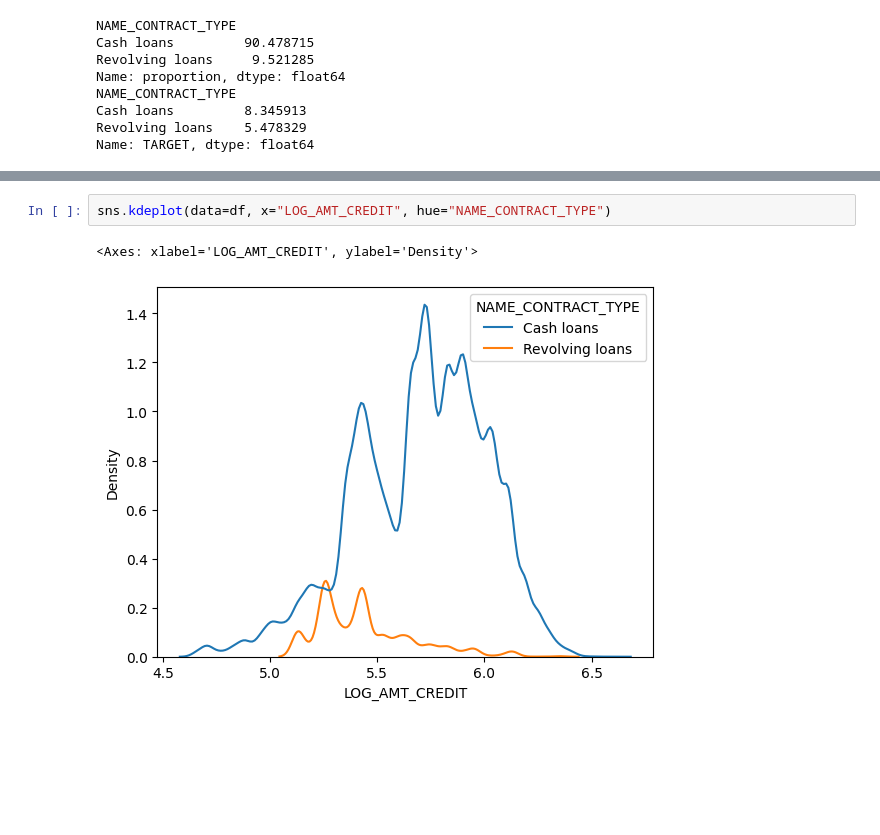
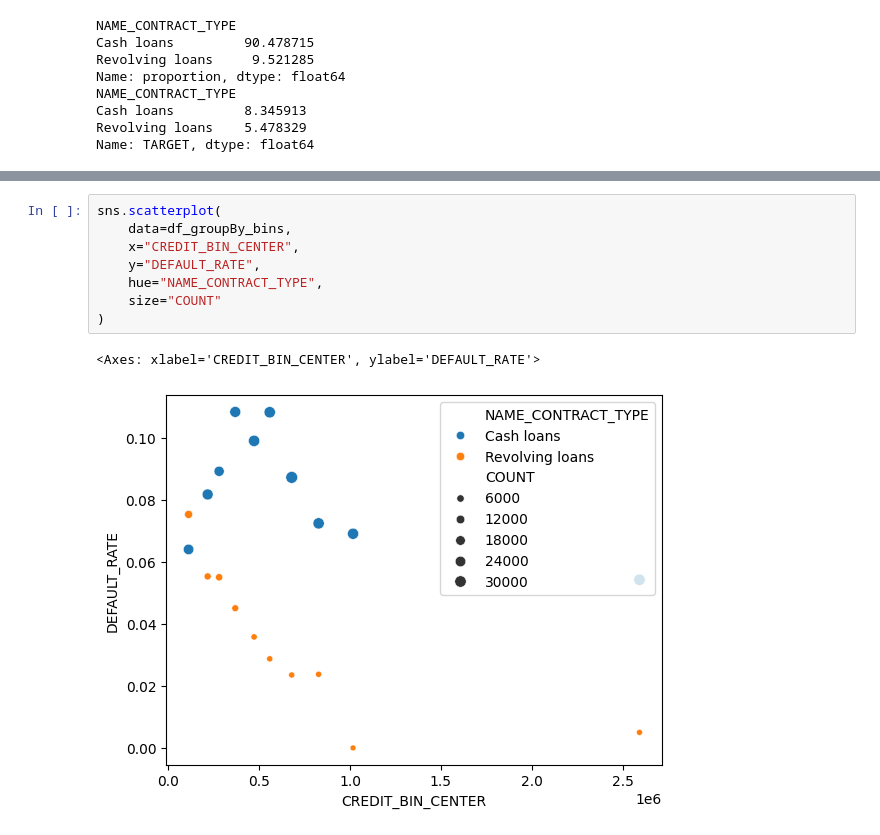
Before and after one commit to KuroEinzbern/Home-Credit-Default-Risk-Kaggle, a Jupyter notebook: notebooks/EDA.ipynb, the cells around one changed output, grey strips where cells are left out. Drawn from its saved outputs; the diff is of its cells as text; blank space fills up the shorter version.

```diff
--- a/notebooks/EDA.ipynb
+++ b/notebooks/EDA.ipynb
@@ -80,5 +88,11 @@ for ax in gr.axes.flat:
-# %%
-sns.kdeplot(data=df, x="LOG_AMT_CREDIT", hue="NAME_CONTRACT_TYPE")
-# %% [output]
-<Axes: xlabel='LOG_AMT_CREDIT', ylabel='Density'>
-[figure, removed]
+# %%
+sns.scatterplot(
+    data=df_groupBy_bins,
+    x="CREDIT_BIN_CENTER",
+    y="DEFAULT_RATE",
+    hue="NAME_CONTRACT_TYPE",
+    size="COUNT"
+)
+# %% [output]
+<Axes: xlabel='CREDIT_BIN_CENTER', ylabel='DEFAULT_RATE'>
+[figure, added]
```
Also changed, not shown: parts of 7 cells of this notebook, 5 other files.
